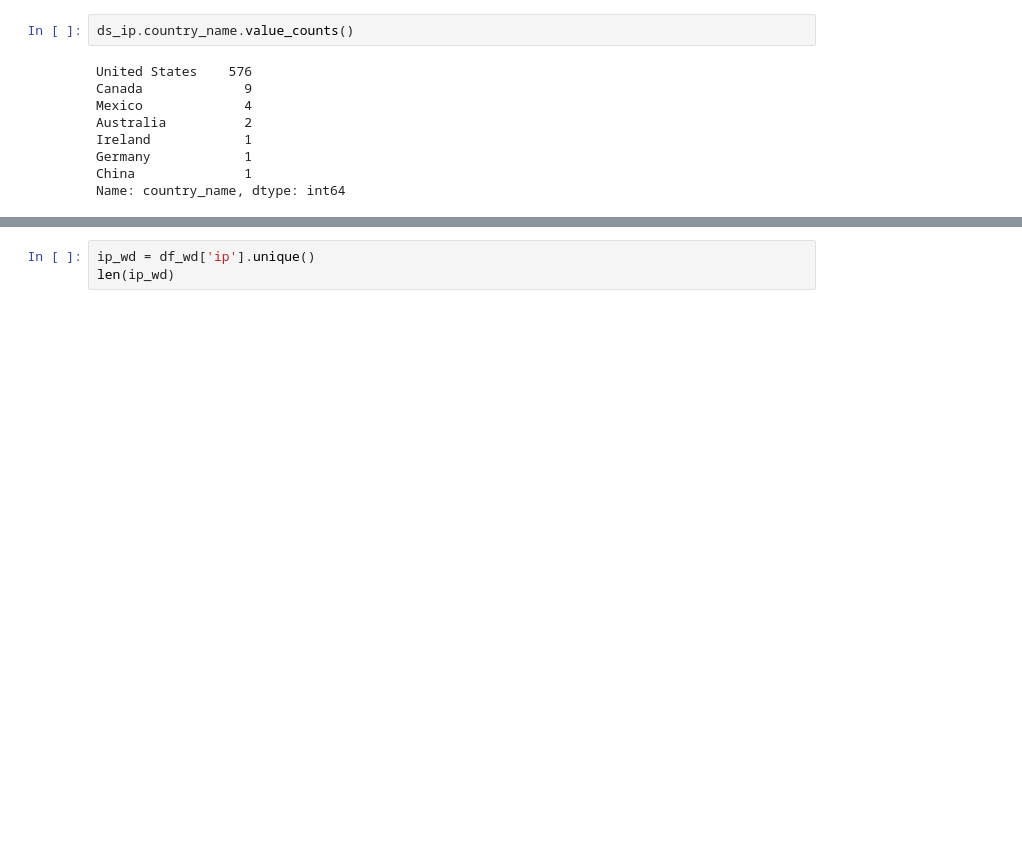
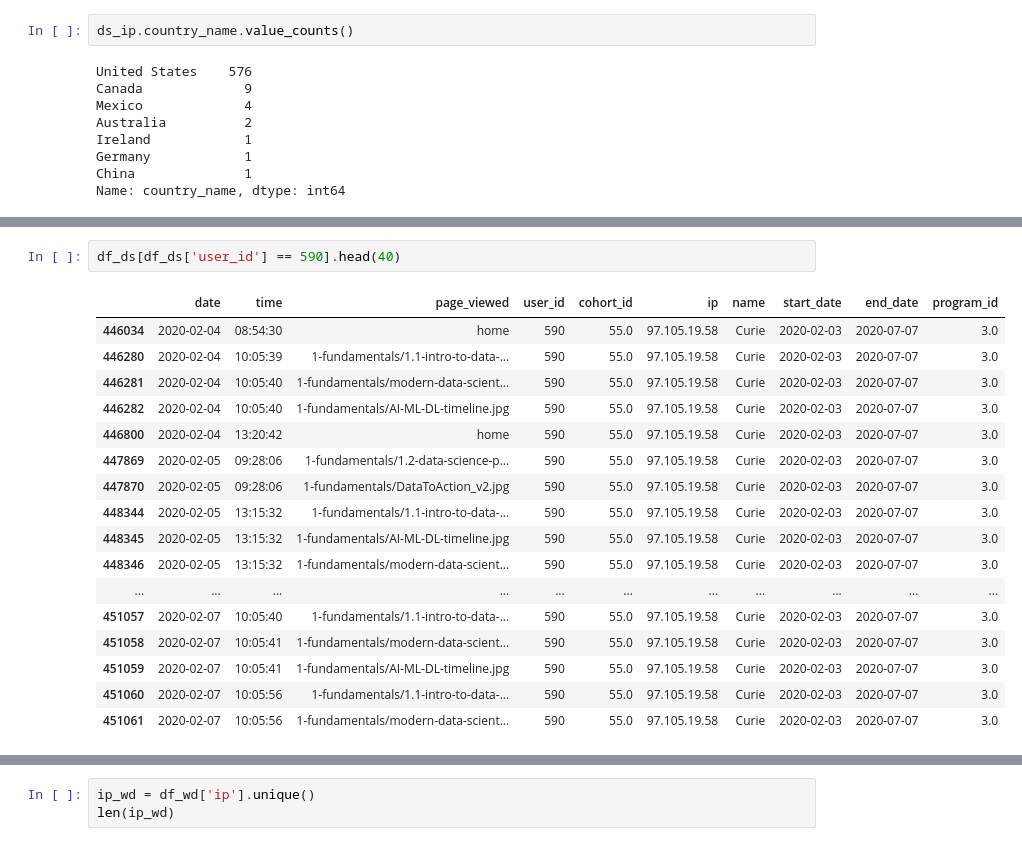
Before and after one commit to AI-Gomez/anomaly-detection-project, a Jupyter notebook: notebook.ipynb, the cells around one changed output, grey strips where cells are left out. Cells and saved outputs as stored; diff of their text form; blank space fills up the shorter version.

```diff
--- a/notebook.ipynb
+++ b/notebook.ipynb
@@ -1286,0 +1317,20 @@ which users are from where and what kind of acccess have they had and how long d
+# %%
+df_ds[df_ds['user_id'] == 590].head(40)
+# %% [output]
+|  | date | time | page_viewed | user_id | cohort_id | ip | name | start_date | end_date | program_id |
+| 446034 | 2020-02-04 | 08:54:30 | home | 590 | 55.0 | 97.105.19.58 | Curie | 2020-02-03 | 2020-07-07 | 3.0 |
+| 446280 | 2020-02-04 | 10:05:39 | 1-fundamentals/1.1-intro-to-data-... | 590 | 55.0 | 97.105.19.58 | Curie | 2020-02-03 | 2020-07-07 | 3.0 |
+| 446281 | 2020-02-04 | 10:05:40 | 1-fundamentals/modern-data-scient... | 590 | 55.0 | 97.105.19.58 | Curie | 2020-02-03 | 2020-07-07 | 3.0 |
+| 446282 | 2020-02-04 | 10:05:40 | 1-fundamentals/AI-ML-DL-timeline.jpg | 590 | 55.0 | 97.105.19.58 | Curie | 2020-02-03 | 2020-07-07 | 3.0 |
+| 446800 | 2020-02-04 | 13:20:42 | home | 590 | 55.0 | 97.105.19.58 | Curie | 2020-02-03 | 2020-07-07 | 3.0 |
+| 447869 | 2020-02-05 | 09:28:06 | 1-fundamentals/1.2-data-science-p... | 590 | 55.0 | 97.105.19.58 | Curie | 2020-02-03 | 2020-07-07 | 3.0 |
+| 447870 | 2020-02-05 | 09:28:06 | 1-fundamentals/DataToAction_v2.jpg | 590 | 55.0 | 97.105.19.58 | Curie | 2020-02-03 | 2020-07-07 | 3.0 |
+| 448344 | 2020-02-05 | 13:15:32 | 1-fundamentals/1.1-intro-to-data-... | 590 | 55.0 | 97.105.19.58 | Curie | 2020-02-03 | 2020-07-07 | 3.0 |
+| 448345 | 2020-02-05 | 13:15:32 | 1-fundamentals/AI-ML-DL-timeline.jpg | 590 | 55.0 | 97.105.19.58 | Curie | 2020-02-03 | 2020-07-07 | 3.0 |
+| 448346 | 2020-02-05 | 13:15:32 | 1-fundamentals/modern-data-scient... | 590 | 55.0 | 97.105.19.58 | Curie | 2020-02-03 | 2020-07-07 | 3.0 |
+| ... | ... | ... | ... | ... | ... | ... | ... | ... | ... | ... |
+| 451057 | 2020-02-07 | 10:05:40 | 1-fundamentals/1.1-intro-to-data-... | 590 | 55.0 | 97.105.19.58 | Curie | 2020-02-03 | 2020-07-07 | 3.0 |
+| 451058 | 2020-02-07 | 10:05:41 | 1-fundamentals/modern-data-scient... | 590 | 55.0 | 97.105.19.58 | Curie | 2020-02-03 | 2020-07-07 | 3.0 |
+| 451059 | 2020-02-07 | 10:05:41 | 1-fundamentals/AI-ML-DL-timeline.jpg | 590 | 55.0 | 97.105.19.58 | Curie | 2020-02-03 | 2020-07-07 | 3.0 |
+| 451060 | 2020-02-07 | 10:05:56 | 1-fundamentals/1.1-intro-to-data-... | 590 | 55.0 | 97.105.19.58 | Curie | 2020-02-03 | 2020-07-07 | 3.0 |
+| 451061 | 2020-02-07 | 10:05:56 | 1-fundamentals/modern-data-scient... | 590 | 55.0 | 97.105.19.58 | Curie | 2020-02-03 | 2020-07-07 | 3.0 |
```
Also changed, not shown: parts of 53 cells of this notebook.
